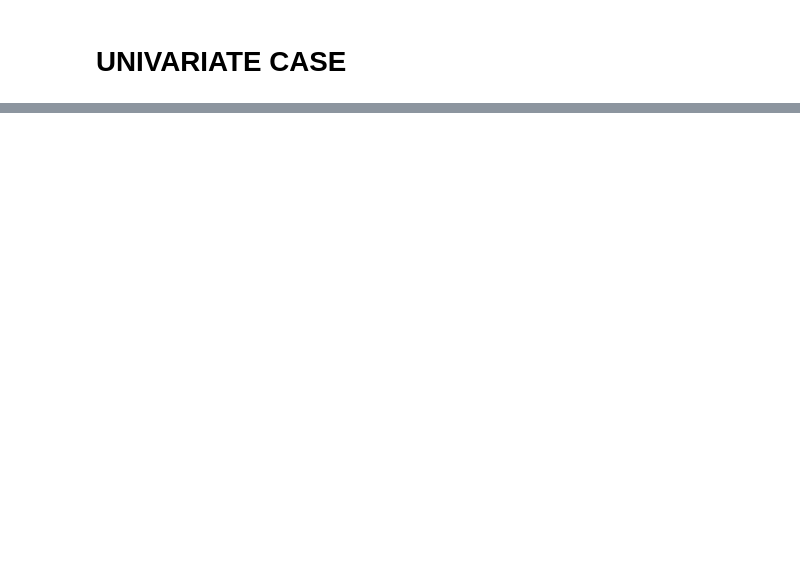
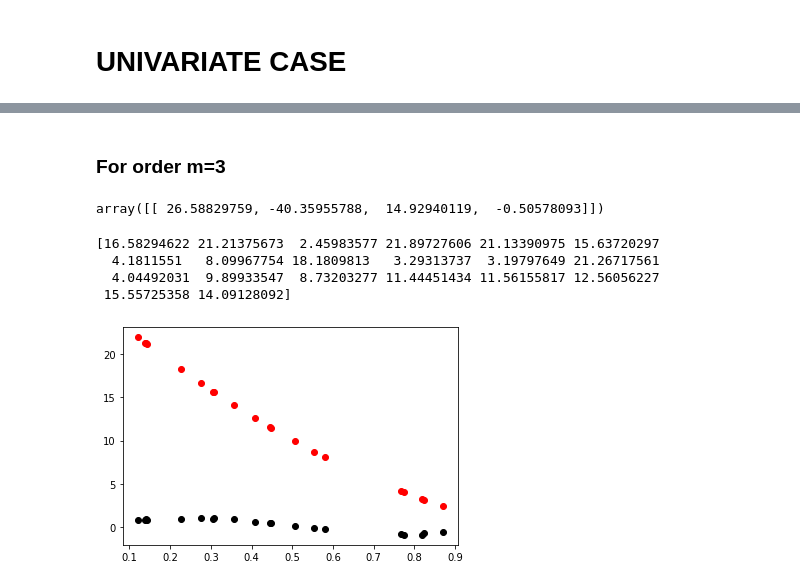
Before and after one commit to Rohanjos97/machine-learning-assignments, a Jupyter notebook: Assignment2.ipynb, the cells around one changed output, grey strips where cells are left out. Drawn from its saved outputs; the diff is of its cells as text; code cells hidden in the pictures; blank space fills up the shorter version.

```diff
--- a/Assignment2.ipynb
+++ b/Assignment2.ipynb
@@ -202,0 +343,48 @@ regular
+# %% [markdown]
+### For order m=3
+# %%
+# Least Square Polynomial Regression
+def LSPR(x_dataset, y_dataset, degree):
+  no_of_rows = len(x_dataset)
+  no_of_cols = degree+1
+
+  # finding the X matrix
+
+  # initialize X matrix with 0 initially
+  X = np.zeros((no_of_rows, no_of_cols))
+  for xi in range (no_of_rows):
+    for deg in range (no_of_cols):
+      X[xi][deg] += math.pow(x_dataset[xi], deg)
+
+  # calculating ((X^T . X)^(−1)) . X^T . Y
+  X_Trans_X = np.matrix((np.dot(X.T, X)))
+  X_Trans_X_Inv = np.matrix((np.dot(X.T, X))).I
+  temp = np.matrix(np.dot(X_Trans_X_Inv, X.T))
+  return np.dot(temp, y_dataset.values)
+
+LSP_ord_3 = np.flip(np.array(LSPR(df_train['X_train'], df_train['Y_train'], 3)))
+LSP_ord_3
+# %% [output]
+array([[ 26.58829759, -40.35955788,  14.92940119,  -0.50578093]])
+# %%
+# Get the 'x' test data as an array to pass on to polynomial function
+X = np.array(df_train['X_train'])
+y_predicted_m3 = []
+
+for val in X:
+  y_val = 0
+  for deg in range(3, -1, -1):
+    y_val += LSP_ord_3[0][deg] * math.pow(val, deg)
+  y_predicted_m3.append(y_val)
+
+# plot to compare trained vs actual values
+plt.scatter(X, y_predicted_m3, color='red')
+plt.scatter(X, np.array(df_train['Y_train']), color='black')
+
+print(np.array(y_predicted_m3))
+# %% [output]
+[16.58294622 21.21375673  2.45983577 21.89727606 21.13390975 15.63720297
+  4.1811551   8.09967754 18.1809813   3.29313737  3.19797649 21.26717561
+  4.04492031  9.89933547  8.73203277 11.44451434 11.56155817 12.56056227
+ 15.55725358 14.09128092]
+[figure, added]
```
Also changed, not shown: parts of 35 cells of this notebook.
